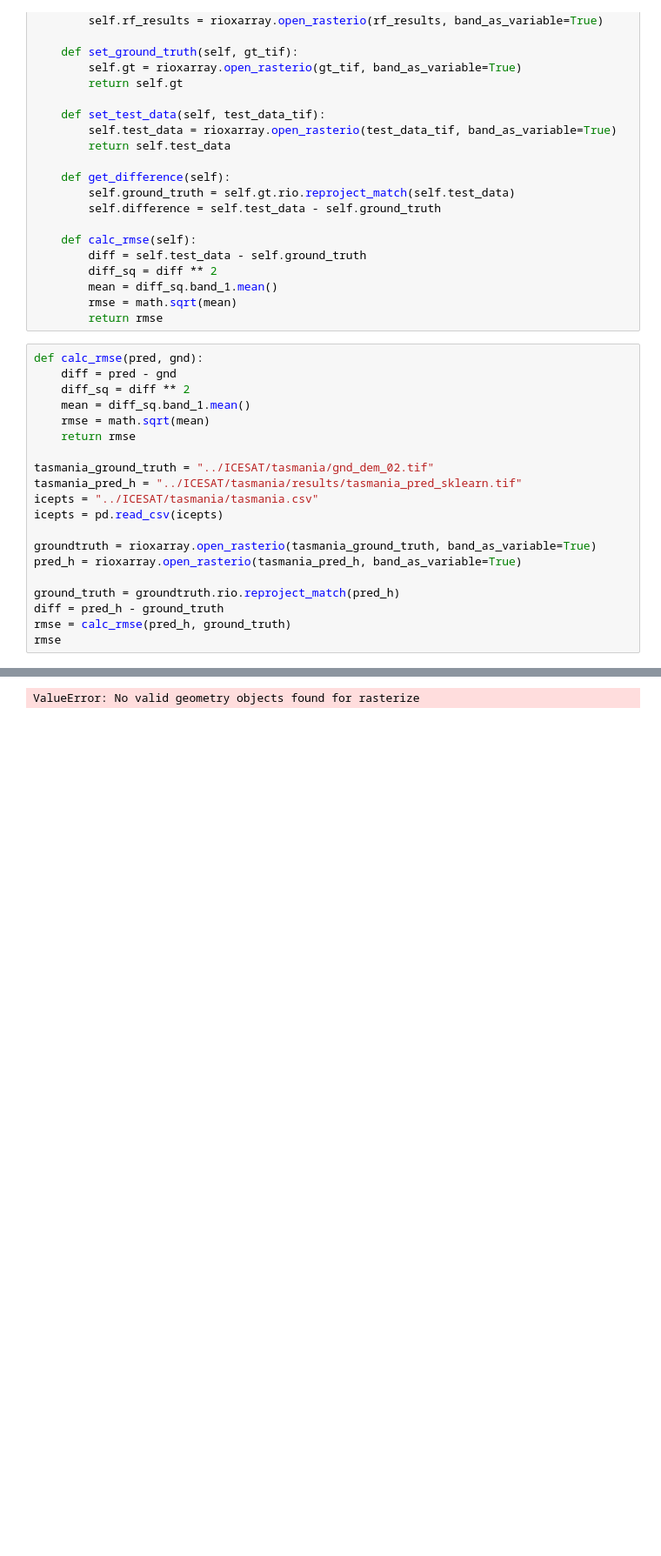
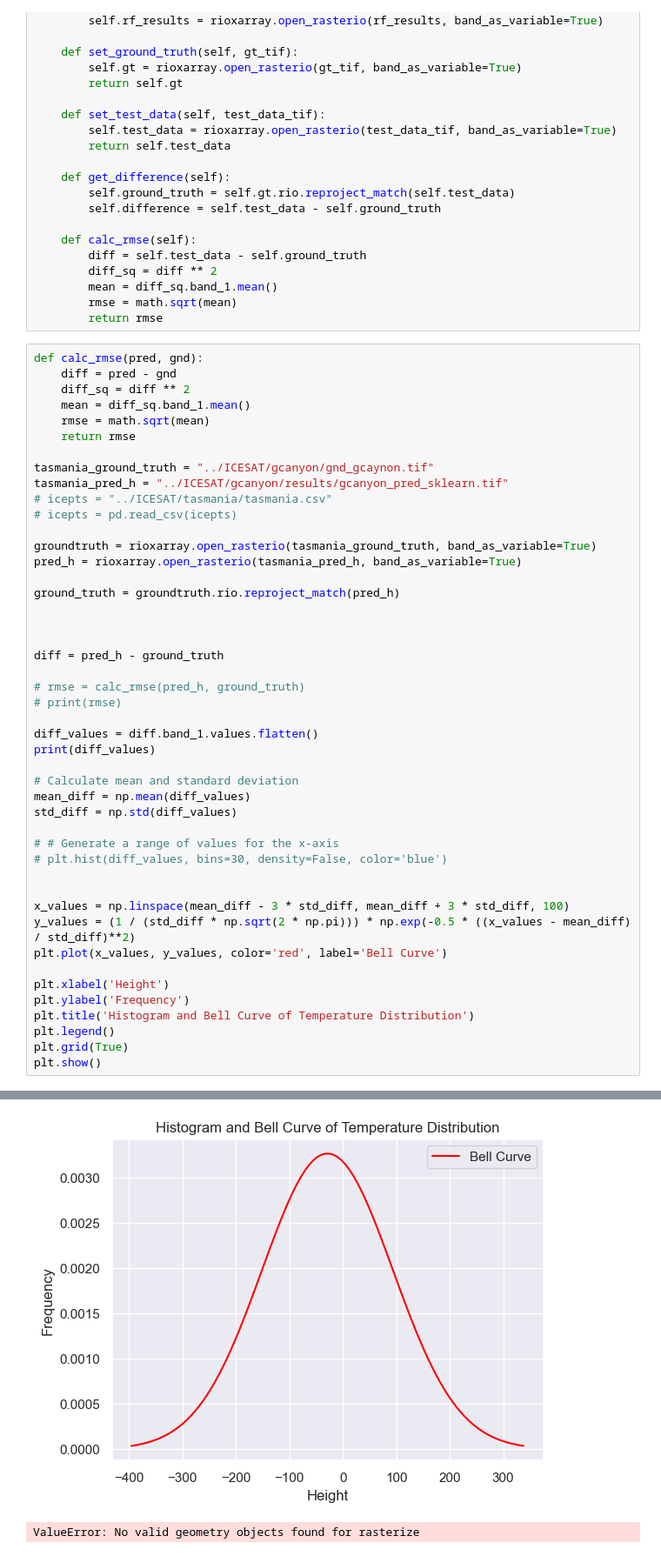
Before and after one commit to leowlk/RF_Terrain, a Jupyter notebook: notebooks/rf_analysis.ipynb, the cells around one changed output, grey strips where cells are left out. Shown at 87% size. Saved outputs shown, nothing was run; the diff lists cells and outputs as text; blank space fills up the shorter version.

```diff
--- a/notebooks/rf_analysis.ipynb
+++ b/notebooks/rf_analysis.ipynb
@@ -45,16 +45,42 @@ def calc_rmse(pred, gnd):
     rmse = math.sqrt(mean)
     return rmse
 
-tasmania_ground_truth = "../ICESAT/tasmania/gnd_dem_02.tif"
-tasmania_pred_h = "../ICESAT/tasmania/results/tasmania_pred_sklearn.tif"
-icepts = "../ICESAT/tasmania/tasmania.csv"
-icepts = pd.read_csv(icepts)
+tasmania_ground_truth = "../ICESAT/gcanyon/gnd_gcaynon.tif"
+tasmania_pred_h = "../ICESAT/gcanyon/results/gcanyon_pred_sklearn.tif"
+# icepts = "../ICESAT/tasmania/tasmania.csv"
+# icepts = pd.read_csv(icepts)
 
 groundtruth = rioxarray.open_rasterio(tasmania_ground_truth, band_as_variable=True)
 pred_h = rioxarray.open_rasterio(tasmania_pred_h, band_as_variable=True)
 
 ground_truth = groundtruth.rio.reproject_match(pred_h)
+
+
+
 diff = pred_h - ground_truth
-rmse = calc_rmse(pred_h, ground_truth)
-rmse
+
+# rmse = calc_rmse(pred_h, ground_truth)
+# print(rmse)
+
+diff_values = diff.band_1.values.flatten()
+print(diff_values)
+
+# Calculate mean and standard deviation
+mean_diff = np.mean(diff_values)
+std_diff = np.std(diff_values)
+
+# # Generate a range of values for the x-axis
+# plt.hist(diff_values, bins=30, density=False, color='blue')
+
+
+x_values = np.linspace(mean_diff - 3 * std_diff, mean_diff + 3 * std_diff, 100)
+y_values = (1 / (std_diff * np.sqrt(2 * np.pi))) * np.exp(-0.5 * ((x_values - mean_diff) / std_diff)**2)
+plt.plot(x_values, y_values, color='red', label='Bell Curve')
+
+plt.xlabel('Height')
+plt.ylabel('Frequency')
+plt.title('Histogram and Bell Curve of Temperature Distribution')
+plt.legend()
+plt.grid(True)
+plt.show()
 # %% [output]
@@ -62,3 +89,4 @@ rmse
+[figure, added]
 # %%
 # %% [output]
 ValueError: No valid geometry objects found for rasterize
```
Also changed, not shown: parts of 3 cells of this notebook, 12 other files.
